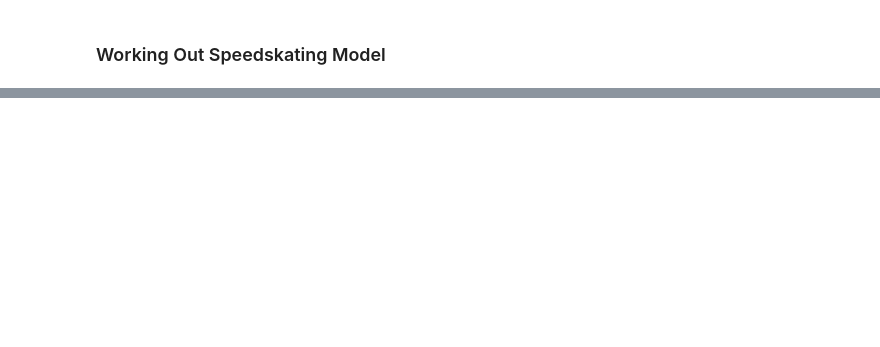
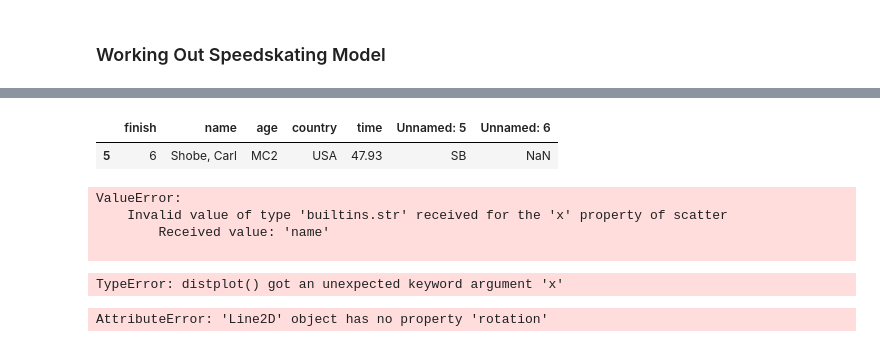
Before and after one commit to JonesInformatics/mn_speed_skate, a Jupyter notebook: eda.ipynb, the cells around one changed output, grey strips where cells are left out. Saved outputs shown, nothing was run; the diff lists cells and outputs as text; code cells hidden in the pictures; blank space fills up the shorter version.

```diff
--- a/eda.ipynb
+++ b/eda.ipynb
@@ -36,4 +48,0 @@ Name: time, dtype: object
-# %%
-# Insert zero before minutes
-df['time'] = df['time'].apply(lambda x: '{0:0>3}'.format(x))
-df
@@ -56,3 +48,0 @@ df
-# %%
-# Convert to timedelta
-df['time_delta'] = df['time'].apply(pd.to_timedelta)
@@ -76,0 +49,11 @@ df
+# %%
+df = df.drop([13])
+# %%
+# covert object to float
+df['time'] = df.time.astype(float)
+# %%
+df.dtypes
+df.sample()
+# %% [output]
+|  | finish | name | age | country | time | Unnamed: 5 | Unnamed: 6 |
+| 5 | 6 | Shobe, Carl | MC2 | USA | 47.93 | SB | NaN |
@@ -76,0 +66,27 @@ df
+# %%
+import plotly.graph_objects as go
+import numpy as np
+
+
+
+fig = go.Figure(data=go.Scatter(x='name', y='time'))
+fig.show()
+# %% [output]
+ValueError:
+    Invalid value of type 'builtins.str' received for the 'x' property of scatter
+        Received value: 'name'
+
+# %%
+# convert to seconds
+sns.distplot(x="time", y="name",data=df)
+#ax = df['time'].plot.hist()
+# %% [output]
+TypeError: distplot() got an unexpected keyword argument 'x'
+# %%
+#sns.distplot(df['time'],kde=False)
+
+ax = sns.lineplot(x="name", y="time",
+
+            data=df, marker='o',rotation=45)
+# %% [output]
+AttributeError: 'Line2D' object has no property 'rotation'
```
Also changed, not shown: parts of 9 cells of this notebook.
